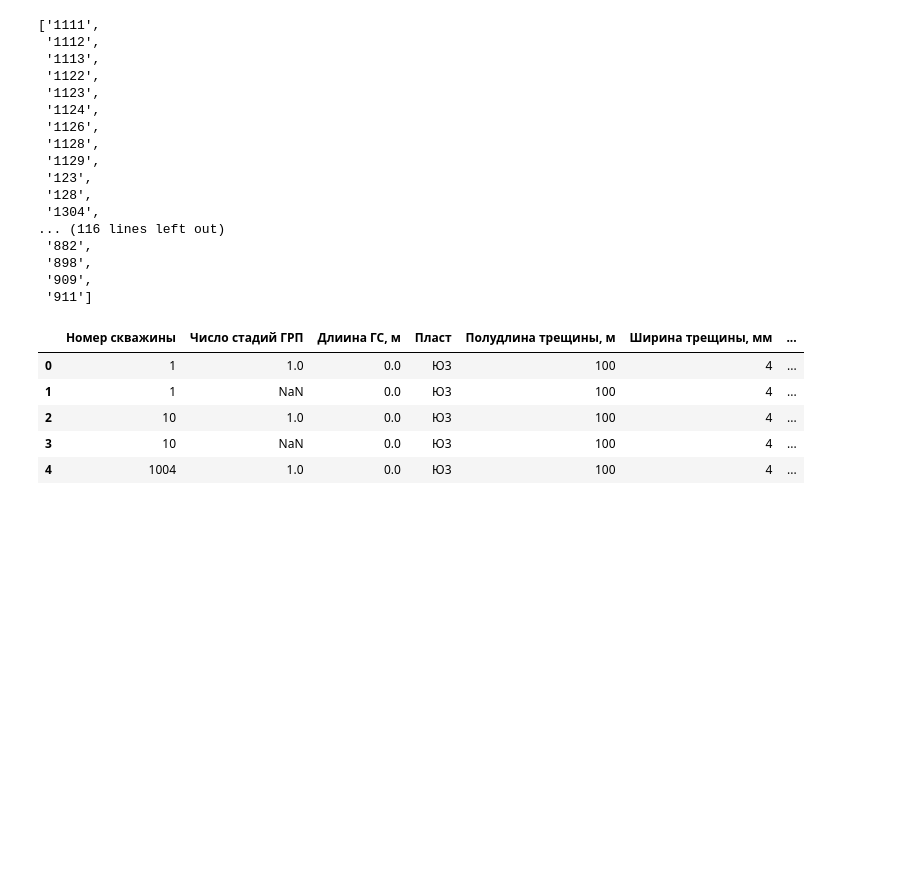
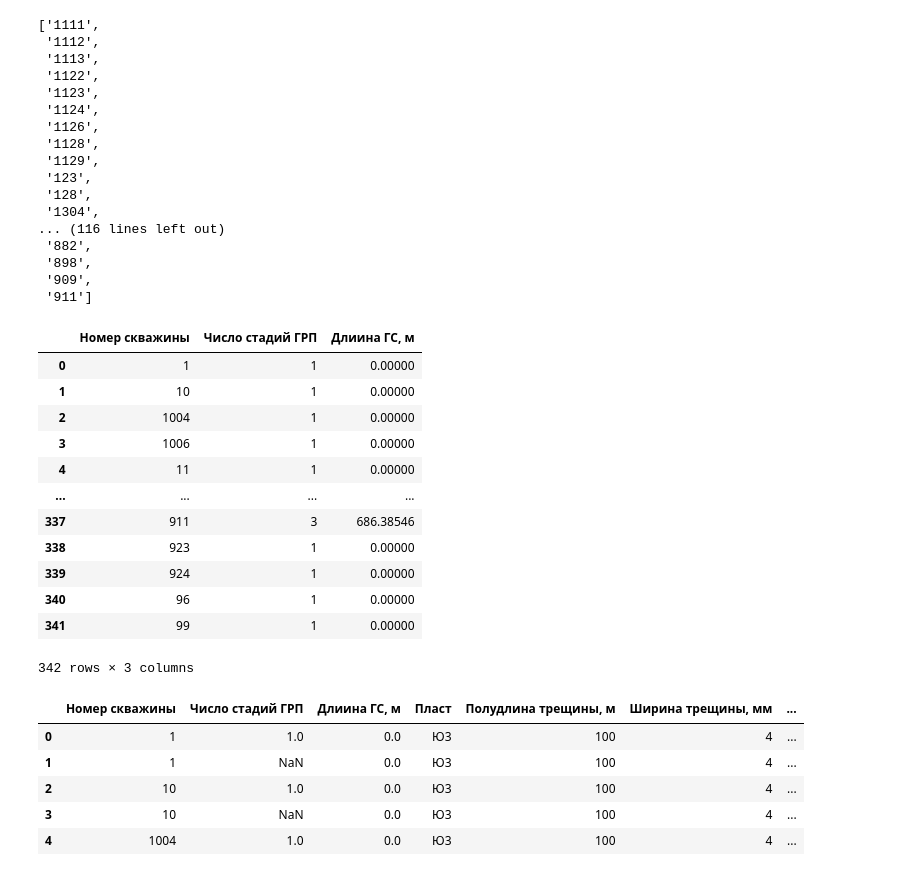
Before and after one commit to lybmvvs/appgazprom2.0, a Jupyter notebook: trying_to_clear_with_'Л'.ipynb, the cells around one changed output. Cells and saved outputs as stored; diff of their text form; code cells hidden in the pictures; blank space fills up the shorter version.

```diff
--- a/trying_to_clear_with_'Л'.ipynb
+++ b/trying_to_clear_with_'Л'.ipynb
@@ -531,6 +540,22 @@ spisok
  '898',
  '909',
  '911']
+# %%
+final_re
+# %% [output]
+|  | Номер скважины | Число стадий ГРП | Длиина ГС, м |
+| 0 | 1 | 1 | 0.00000 |
+| 1 | 10 | 1 | 0.00000 |
+| 2 | 1004 | 1 | 0.00000 |
+| 3 | 1006 | 1 | 0.00000 |
+| 4 | 11 | 1 | 0.00000 |
+| ... | ... | ... | ... |
+| 337 | 911 | 3 | 686.38546 |
+| 338 | 923 | 1 | 0.00000 |
+| 339 | 924 | 1 | 0.00000 |
+| 340 | 96 | 1 | 0.00000 |
+| 341 | 99 | 1 | 0.00000 |
+342 rows × 3 columns
 # %%
         # берем число строк из фраклиста для скважины
 final = final.groupby('Номер скважины').agg(
```
Also changed, not shown: parts of 2 cells of this notebook, 2 other files.
